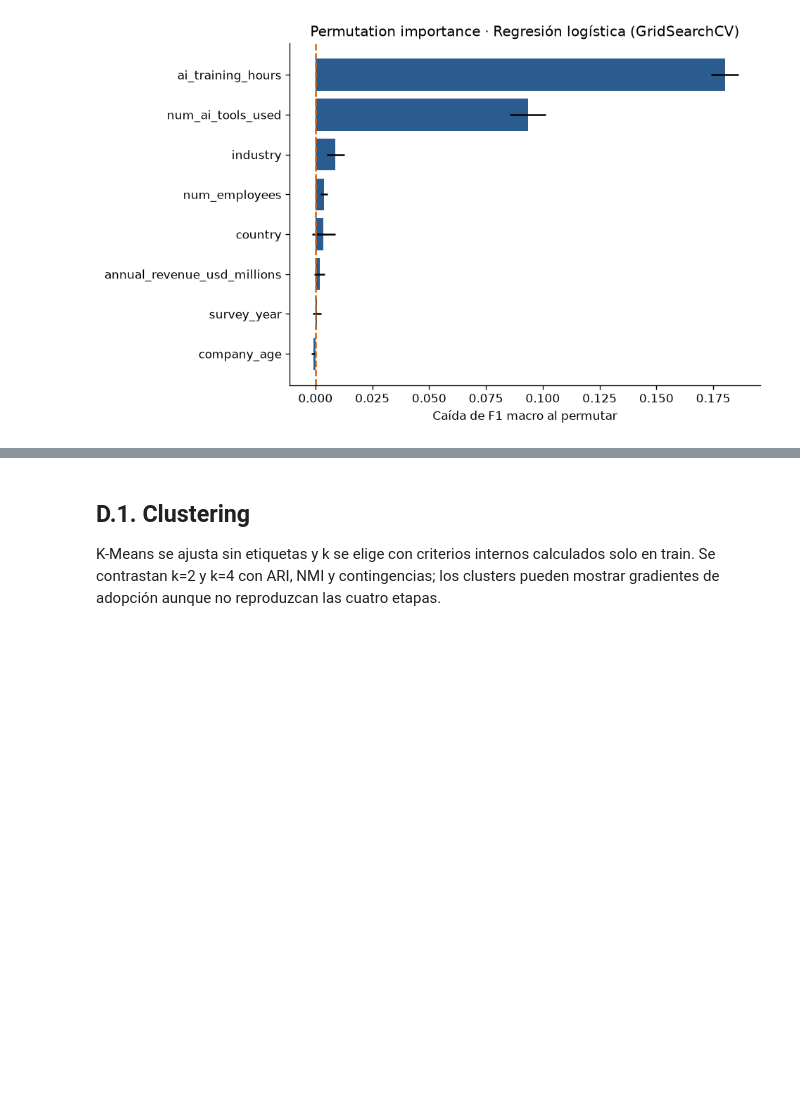
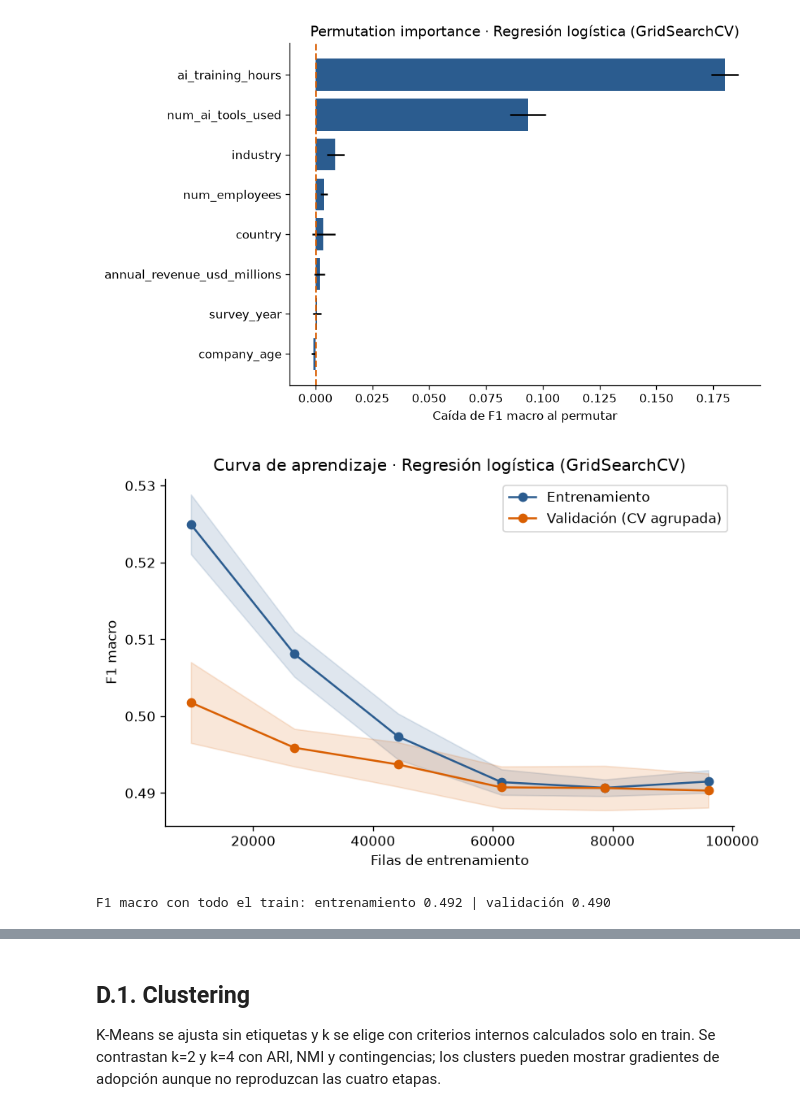
Before and after one commit to TaniaGorosito/aa-2026-entorno, a Jupyter notebook: proyecto_equipo/notebooks/07_clasificacion.ipynb, the cells around one changed output, grey strips where cells are left out. Cells and saved outputs as stored; diff of their text form; code cells hidden in the pictures; blank space fills up the shorter version.

```diff
--- a/proyecto_equipo/notebooks/07_clasificacion.ipynb
+++ b/proyecto_equipo/notebooks/07_clasificacion.ipynb
@@ -433,3 +433,25 @@ plt.tight_layout(); plt.savefig(SALIDAS / "permutation_importance_tp3.png", dpi=
 | 5 | survey_year | 0.000701 | 0.001762 |
 | 4 | company_age | -0.000888 | 0.001017 |
 [figure]
+# %%
+# Curva de aprendizaje del mejor clasificador, con validación agrupada por empresa.
+modelo_lc = clone(modelos_clasif[mejor_clasificador])
+cv_lc = StratifiedGroupKFold(n_splits=5, shuffle=True, random_state=SEMILLA + 1)
+tamanios, sc_train, sc_val = learning_curve(
+    modelo_lc, X_train, y_train, groups=grupos_train, cv=cv_lc,
+    train_sizes=np.linspace(0.1, 1.0, 6), scoring="f1_macro", n_jobs=1,
+)
+fig, ax = plt.subplots(figsize=(7, 4.5))
+for scores, etiqueta, color in [(sc_train, "Entrenamiento", "#2b5c8f"),
+                                (sc_val, "Validación (CV agrupada)", "#d95f02")]:
+    media, desvio = scores.mean(axis=1), scores.std(axis=1, ddof=1)
+    ax.plot(tamanios, media, marker="o", label=etiqueta, color=color)
+    ax.fill_between(tamanios, media - desvio, media + desvio, alpha=.15, color=color)
+ax.set(xlabel="Filas de entrenamiento", ylabel="F1 macro",
+       title=f"Curva de aprendizaje · {mejor_clasificador}")
+ax.legend(); plt.tight_layout()
+plt.savefig(SALIDAS / "curva_aprendizaje_tp3.png", dpi=250, bbox_inches="tight"); plt.show()
+print(f"F1 macro con todo el train: entrenamiento {sc_train[-1].mean():.3f} | validación {sc_val[-1].mean():.3f}")
+# %% [output]
+[figure, added]
+F1 macro con todo el train: entrenamiento 0.492 | validación 0.490
```
Also changed, not shown: parts of 3 cells of this notebook, 30 other files.
